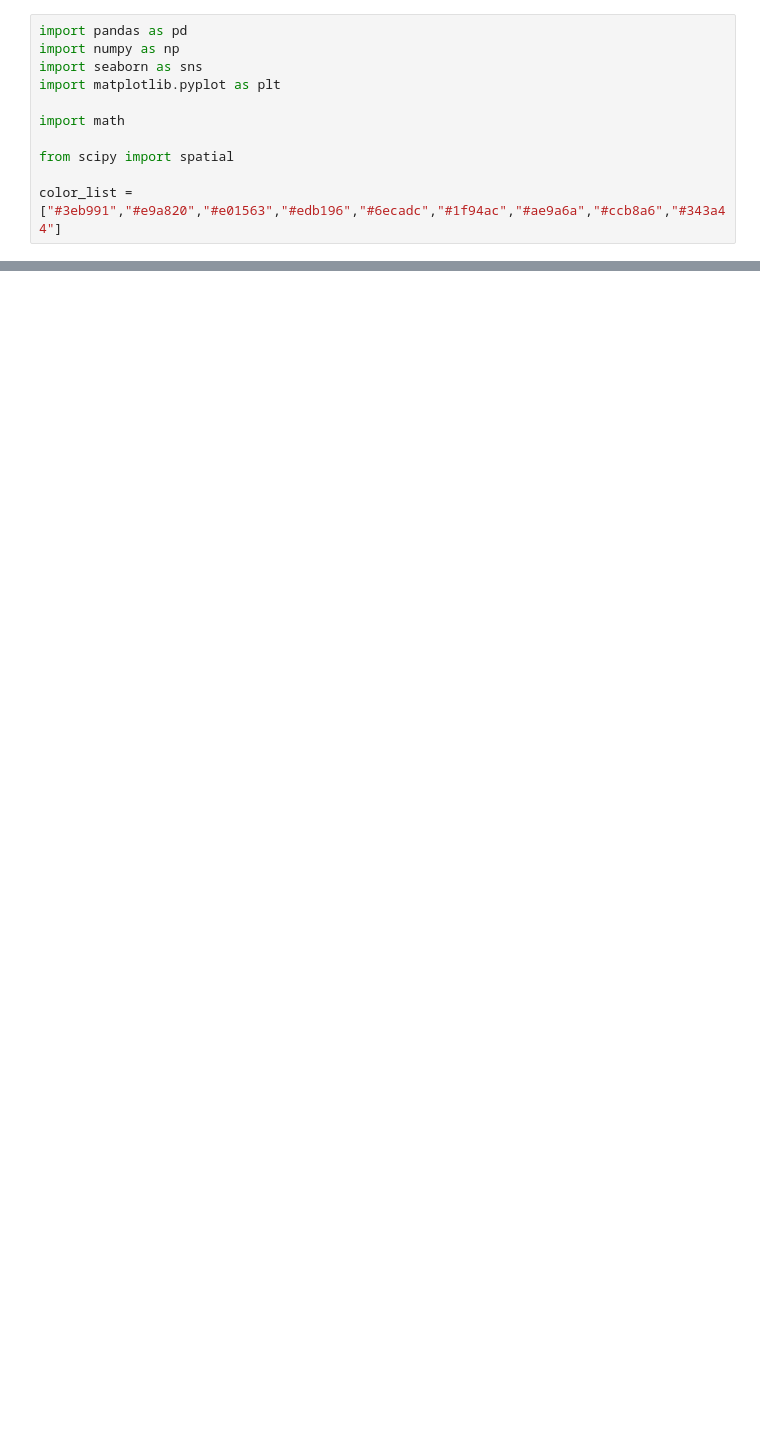
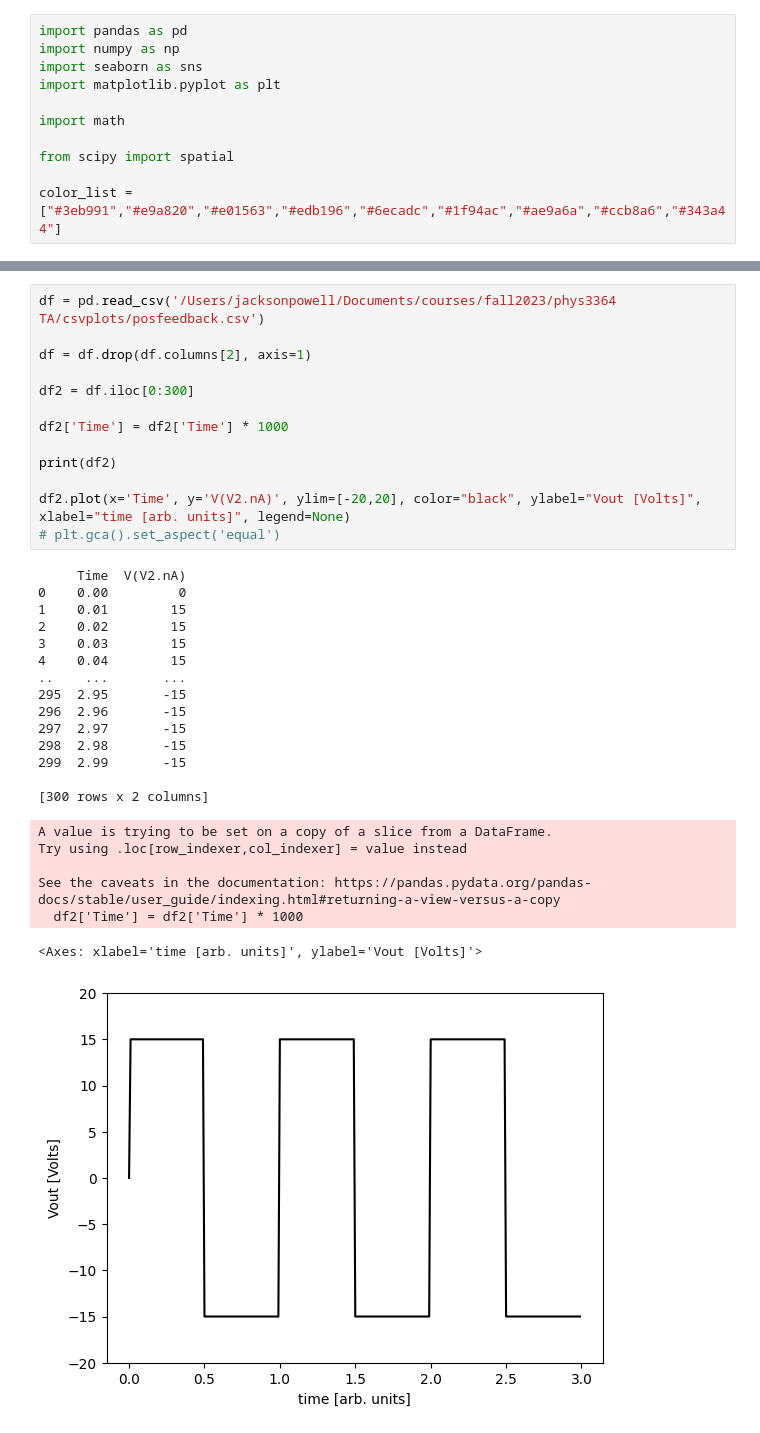
Before and after one commit to jpowell24/stokes, a Jupyter notebook: plottingcsv/plottingcsv.ipynb, the cells around one changed output, grey strips where cells are left out. Saved outputs shown, nothing was run; the diff lists cells and outputs as text; blank space fills up the shorter version.

```diff
--- a/plottingcsv/plottingcsv.ipynb
+++ b/plottingcsv/plottingcsv.ipynb
@@ -45,0 +46,35 @@ See the caveats in the documentation: https://pandas.pydata.org/pandas-docs/stab
+# %%
+df = pd.read_csv('/Users/jacksonpowell/Documents/courses/fall2023/phys3364 TA/csvplots/posfeedback.csv')
+
+df = df.drop(df.columns[2], axis=1)
+
+df2 = df.iloc[0:300]
+
+df2['Time'] = df2['Time'] * 1000
+
+print(df2)
+
+df2.plot(x='Time', y='V(V2.nA)', ylim=[-20,20], color="black", ylabel="Vout [Volts]", xlabel="time [arb. units]", legend=None)
+# plt.gca().set_aspect('equal')
+# %% [output]
+     Time  V(V2.nA)
+0    0.00         0
+1    0.01        15
+2    0.02        15
+3    0.03        15
+4    0.04        15
+..    ...       ...
+295  2.95       -15
+296  2.96       -15
+297  2.97       -15
+298  2.98       -15
+299  2.99       -15
+
+[300 rows x 2 columns]
+A value is trying to be set on a copy of a slice from a DataFrame.
+Try using .loc[row_indexer,col_indexer] = value instead
+
+See the caveats in the documentation: https://pandas.pydata.org/pandas-docs/stable/user_guide/indexing.html#returning-a-view-versus-a-copy
+  df2['Time'] = df2['Time'] * 1000
+<Axes: xlabel='time [arb. units]', ylabel='Vout [Volts]'>
+[figure, added]
```
Also changed, not shown: parts of 1 cell of this notebook, 1 other file.
